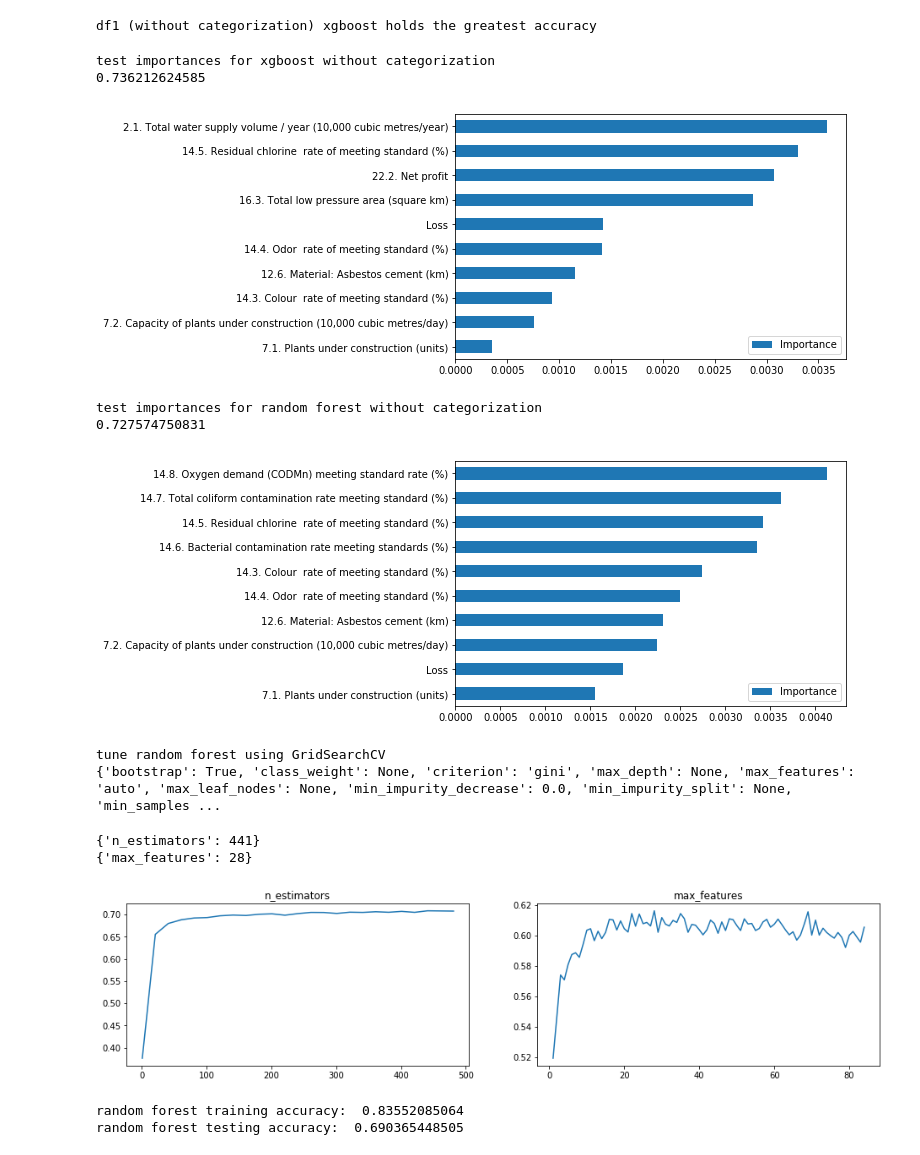
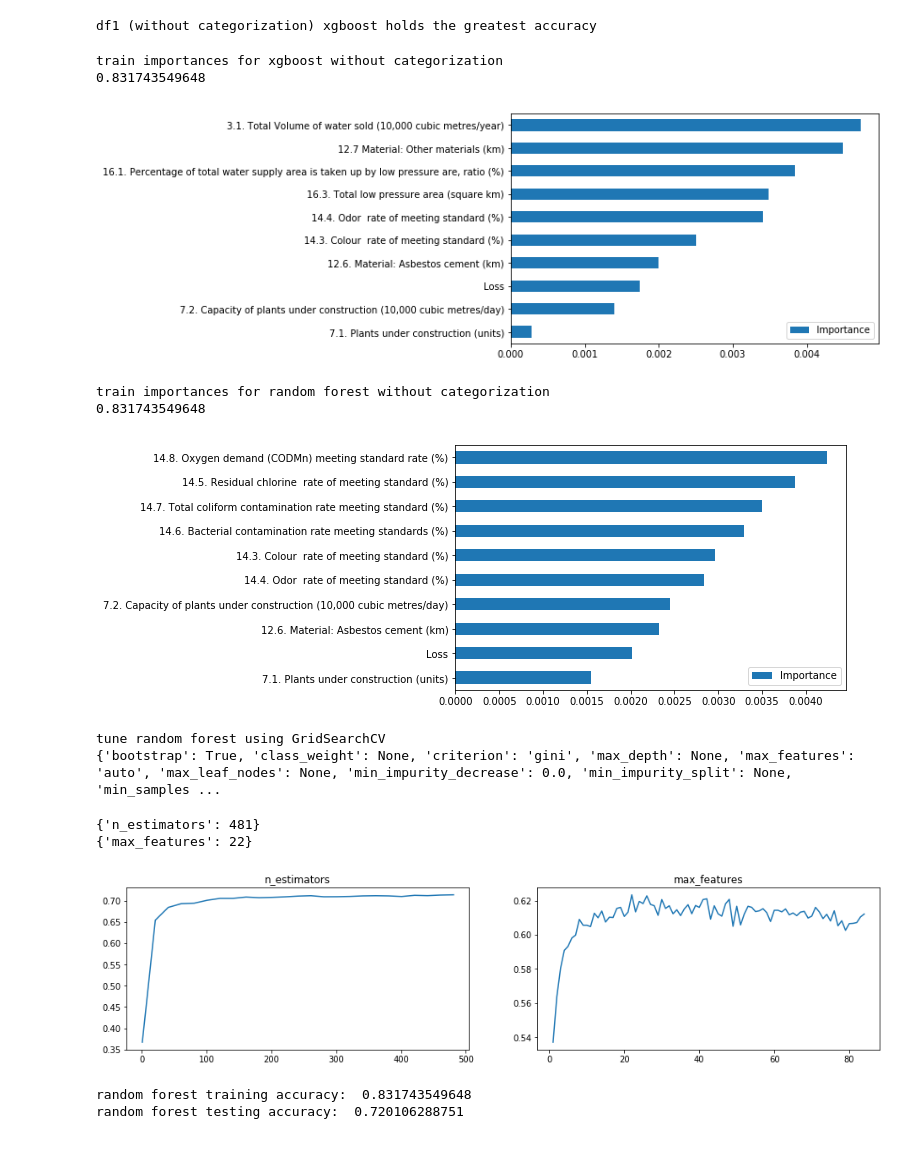
Before and after one commit to choub16/data-x-water-project, a Jupyter notebook: Analysis_Brandon.ipynb, the cells around one changed output. Drawn from its saved outputs; the diff is of its cells as text; code cells hidden in the pictures.

```diff
--- a/Analysis_Brandon.ipynb
+++ b/Analysis_Brandon.ipynb
@@ -18,8 +18,8 @@ from sklearn.utils import shuffle
 # %%
 import xgboost as xgb
 # %%
-# drop all non_numericals except for province
-data = data.drop(data.columns[[0,1,3,4,5]],axis = 1)
+# drop all non_numericals and year except for province
+data = data.drop(data.columns[[0,1,3,4,5,6]],axis = 1)
 # %%
 plt.ylabel('Net worth (10,000 yuan)')
 plt.xlabel("Total Volume of water sold (10,000 cubic metres/year)")
@@ -51,14 +59,14 @@ print("Less acceptable water for cities with less population and water sold")
 # %% [output]
 Less acceptable water for cities with less population and water sold
 # %%
-# shuffle, test_train_split, and classifier
+# shuffle
 def create_frame(d):
     df = pd.DataFrame.copy(d)
-    df = shuffle(df, random_state = 0)
+    df = shuffle(df)
     features = df.describe()
     # imputation by subbing with mean on copy of data
     for i in list(df):
-        if(i != 'Province' and i != 'Year'):
+        if(i != 'Province'):
             df[i] = df[i].fillna(features[i].loc["mean"])
 
     return df
@@ -69,7 +77,7 @@ print("without categorization, testing for Province\n")
 X = df1
 X = X.drop('Province', axis = 1)
 Y = df1['Province']
-X_train, X_test, Y_train, Y_test = train_test_split(X, Y, test_size=0.20, random_state = 0)
+X_train, X_test, Y_train, Y_test = train_test_split(X, Y, test_size=0.15)
 # %% [output]
 without categorization, testing for Province
 # %%
@@ -202,19 +210,19 @@ def plot_model_var_imp( model , X , Y ):
     imp[:10].plot( kind = 'barh' )
     print (model.score( X , Y ))
 # %%
-print("test importances for xgboost without categorization")
-plot_model_var_imp(gradboost, X_test, Y_test)
+print("train importances for xgboost without categorization")
+plot_model_var_imp(gradboost, X_train, Y_train)
 # %% [output]
-test importances for xgboost without categorization
-0.736212624585
+train importances for xgboost without categorization
+0.831743549648
-[figure, old version]
+[figure, new version]
 # %%
-print("test importances for random forest without categorization")
-plot_model_var_imp(random_forest, X_test, Y_test)
+print("train importances for random forest without categorization")
+plot_model_var_imp(random_forest, X_train, Y_train)
 # %% [output]
-test importances for random forest without categorization
-0.727574750831
+train importances for random forest without categorization
+0.831743549648
-[figure, old version]
+[figure, new version]
 # %%
 print("tune random forest using GridSearchCV")
 from sklearn.model_selection import GridSearchCV
@@ -253,9 +261,9 @@ for param, param_range in dict.items(param_vals):
     plot_params(param, param_range, index, RF)
     index += 1
 # %% [output]
-{'n_estimators': 441}
-{'max_features': 28}
+{'n_estimators': 481}
+{'max_features': 22}
-[figure, old version]
+[figure, new version]
 # %%
 random_forest3 = RandomForestClassifier(n_estimators=301, max_features = 61)
 random_forest3.fit(X_train, Y_train)
@@ -263,5 +271,5 @@ print("random forest training accuracy: ",random_forest3.score(X_train, Y_train)
 print("random forest testing accuracy: ",random_forest3.score(X_test,Y_test) )
 # no difference in tuning, general conclusion is to use more n_estimators and default max_features
 # %% [output]
-random forest training accuracy:  0.83552085064
-random forest testing accuracy:  0.690365448505
+random forest training accuracy:  0.831743549648
+random forest testing accuracy:  0.720106288751
```
Also changed, not shown: parts of 21 cells of this notebook, 1 other file.
